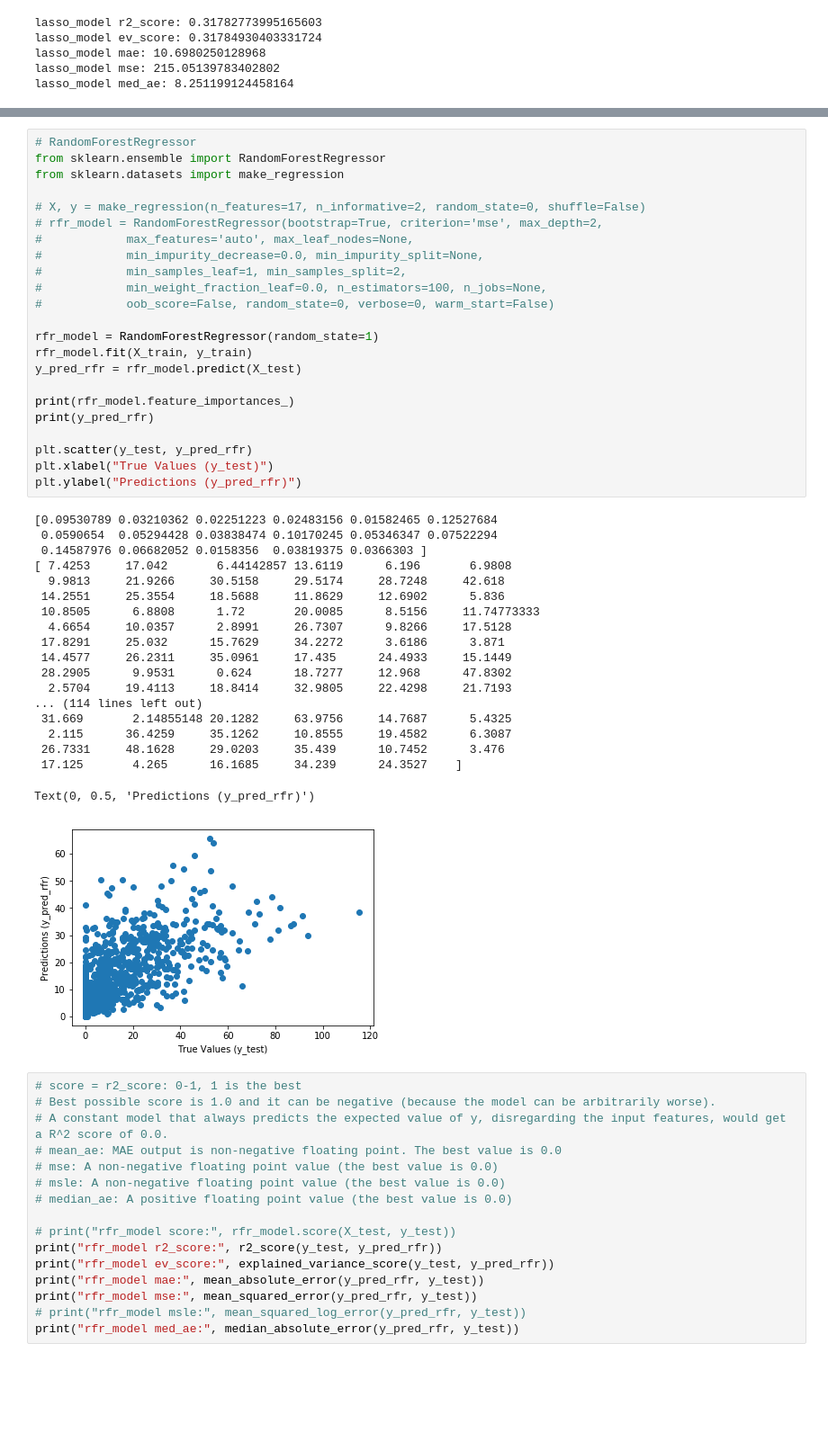
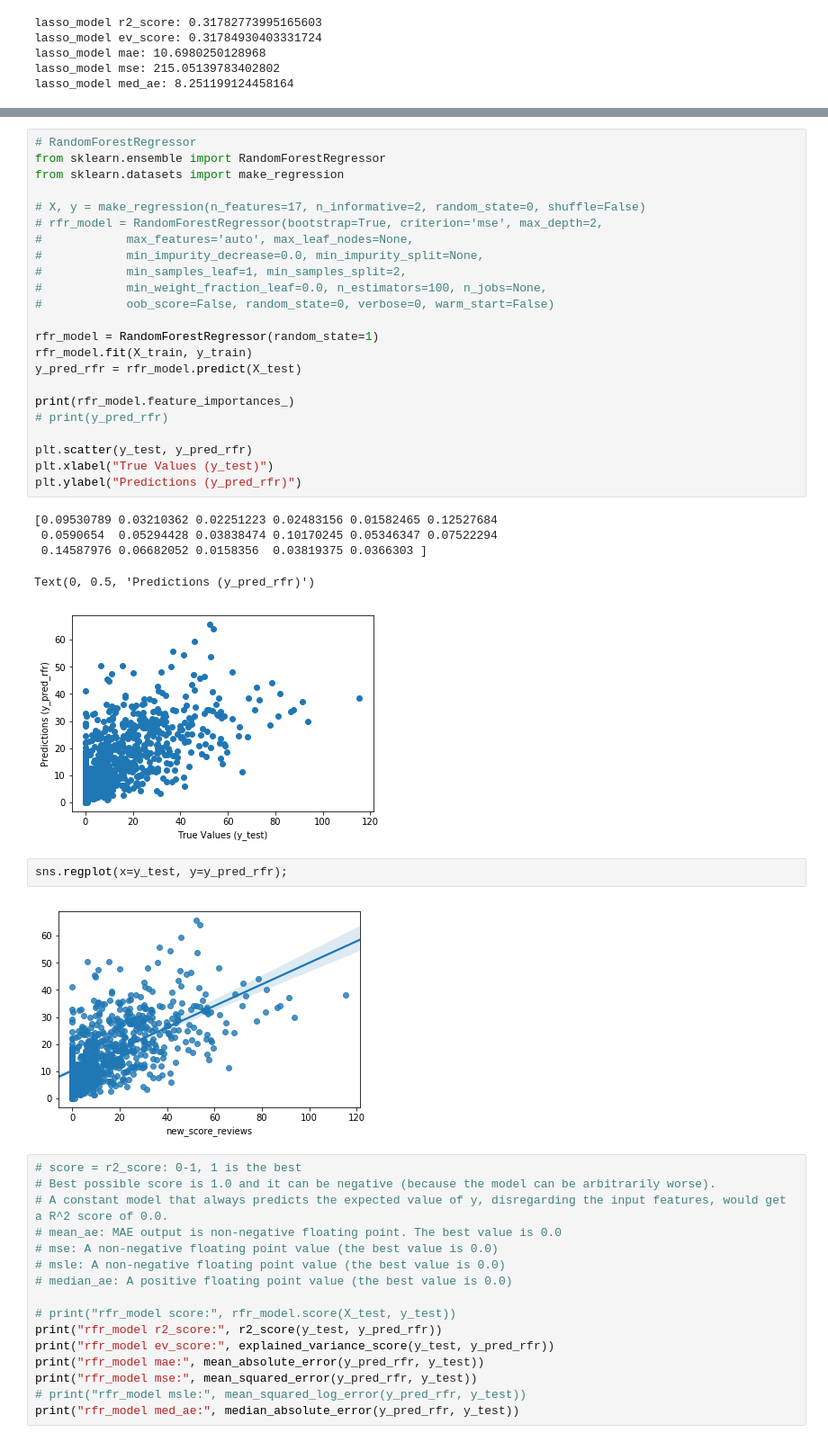
Before and after one commit to tonyman316/Become_a_Top_Airbnb_Earner, a Jupyter notebook: seattle_airbnb_top_earner.ipynb, the cells around one changed output, grey strips where cells are left out. Shown: that part at 90% size. Cells and saved outputs as stored; diff of their text form; blank space fills up the shorter version.

```diff
--- a/seattle_airbnb_top_earner.ipynb
+++ b/seattle_airbnb_top_earner.ipynb
@@ -556,7 +590,7 @@ rfr_model.fit(X_train, y_train)
 y_pred_rfr = rfr_model.predict(X_test)
 
 print(rfr_model.feature_importances_)
-print(y_pred_rfr)
+# print(y_pred_rfr)
 
 plt.scatter(y_test, y_pred_rfr)
 plt.xlabel("True Values (y_test)")
@@ -565,22 +599,12 @@ plt.ylabel("Predictions (y_pred_rfr)")
 [0.09530789 0.03210362 0.02251223 0.02483156 0.01582465 0.12527684
  0.0590654  0.05294428 0.03838474 0.10170245 0.05346347 0.07522294
  0.14587976 0.06682052 0.0158356  0.03819375 0.0366303 ]
-[ 7.4253     17.042       6.44142857 13.6119      6.196       6.9808
-  9.9813     21.9266     30.5158     29.5174     28.7248     42.618
- 14.2551     25.3554     18.5688     11.8629     12.6902      5.836
- 10.8505      6.8808      1.72       20.0085      8.5156     11.74773333
-  4.6654     10.0357      2.8991     26.7307      9.8266     17.5128
- 17.8291     25.032      15.7629     34.2272      3.6186      3.871
- 14.4577     26.2311     35.0961     17.435      24.4933     15.1449
- 28.2905      9.9531      0.624      18.7277     12.968      47.8302
-  2.5704     19.4113     18.8414     32.9805     22.4298     21.7193
-... (114 lines left out)
- 31.669       2.14855148 20.1282     63.9756     14.7687      5.4325
-  2.115      36.4259     35.1262     10.8555     19.4582      6.3087
- 26.7331     48.1628     29.0203     35.439      10.7452      3.476
- 17.125       4.265      16.1685     34.239      24.3527    ]
 Text(0, 0.5, 'Predictions (y_pred_rfr)')
 [figure]
+# %%
+sns.regplot(x=y_test, y=y_pred_rfr);
+# %% [output]
+[figure, added]
 # %%
 # score = r2_score: 0-1, 1 is the best
 # Best possible score is 1.0 and it can be negative (because the model can be arbitrarily worse).
```
Also changed, not shown: parts of 12 cells of this notebook.
